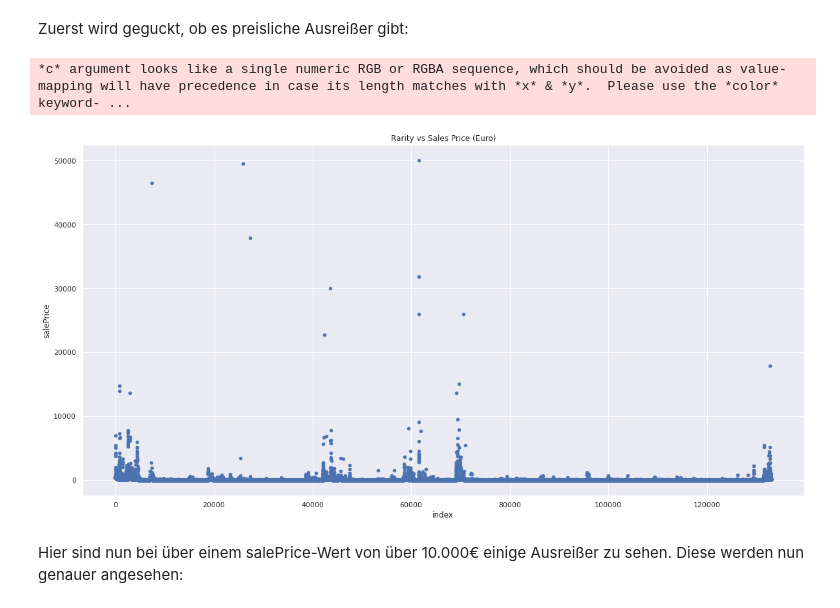
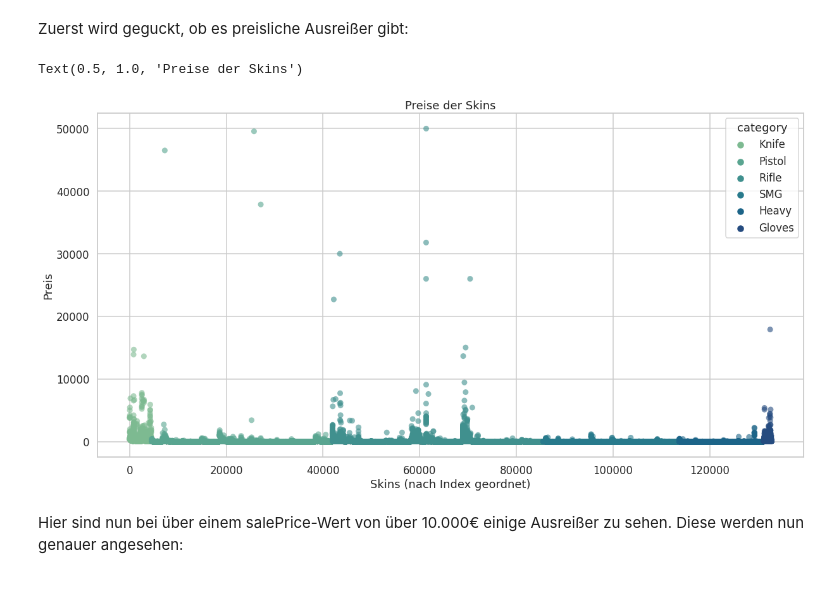
Before and after one commit to princessivy/Analyzing_CSGO_SkinPrices, a Jupyter notebook: CSGO_Analytics.ipynb, the cells around one changed output. Saved outputs shown, nothing was run; the diff lists cells and outputs as text; code cells hidden in the pictures.

Commit message:
added plots

```diff
--- a/CSGO_Analytics.ipynb
+++ b/CSGO_Analytics.ipynb
@@ -433,17 +437,23 @@ Maßtabberechnung: Die Kategorie mit der niedrigsten Anzahl (hier: Gloves) wird
 # %% [markdown]
 ###Ausreißer
 # %%
-plt.rcParams.update({'font.size': 20, 'figure.figsize': (12, 10)})
+plt.rcParams.update({'font.size': 20, 'figure.figsize': (20, 10)})
+sns.set_style("whitegrid")
+sns.set_context("talk")
 # %%
 #Kategorische: Bar Charts & Boxplots
 #Numerische: Histogramme, Scatterplotts, Line Graph & Boxplots
 # %% [markdown]
 Zuerst wird geguckt, ob es preisliche Ausreißer gibt:
-# %%
-data.plot(kind='scatter', x='index', y='salePrice', title='Rarity vs Sales Price (Euro)');
-# %% [output]
-*c* argument looks like a single numeric RGB or RGBA sequence, which should be avoided as value-mapping will have precedence in case its length matches with *x* & *y*.  Please use the *color* keyword- ...
-[figure, removed]
+# %%
+sns.scatterplot(x=data.index, y=data.salePrice, hue=data.category, edgecolor = 'none', alpha = .6, palette = 'crest');
+plt.xlabel("Skins (nach Index geordnet)")
+plt.ylabel("Preis")
+plt.title("Preise der Skins")
+#sns.despine()
+# %% [output]
+Text(0.5, 1.0, 'Preise der Skins')
+[figure, added]
 # %% [markdown]
 Hier sind nun bei über einem salePrice-Wert von über 10.000€ einige Ausreißer zu sehen. Diese werden nun genauer angesehen:
 # %%
```
Also changed, not shown: parts of 28 cells of this notebook.
